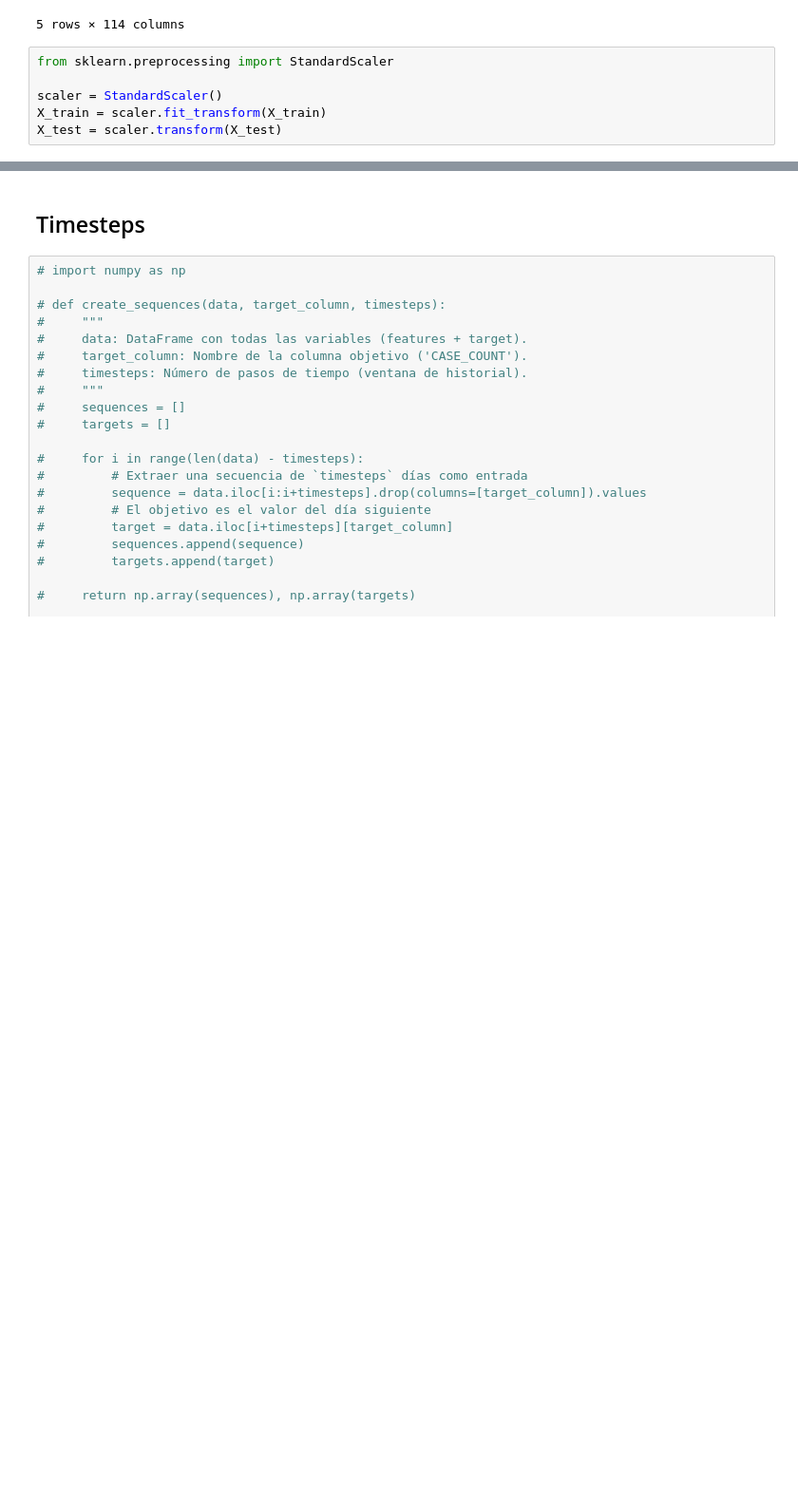
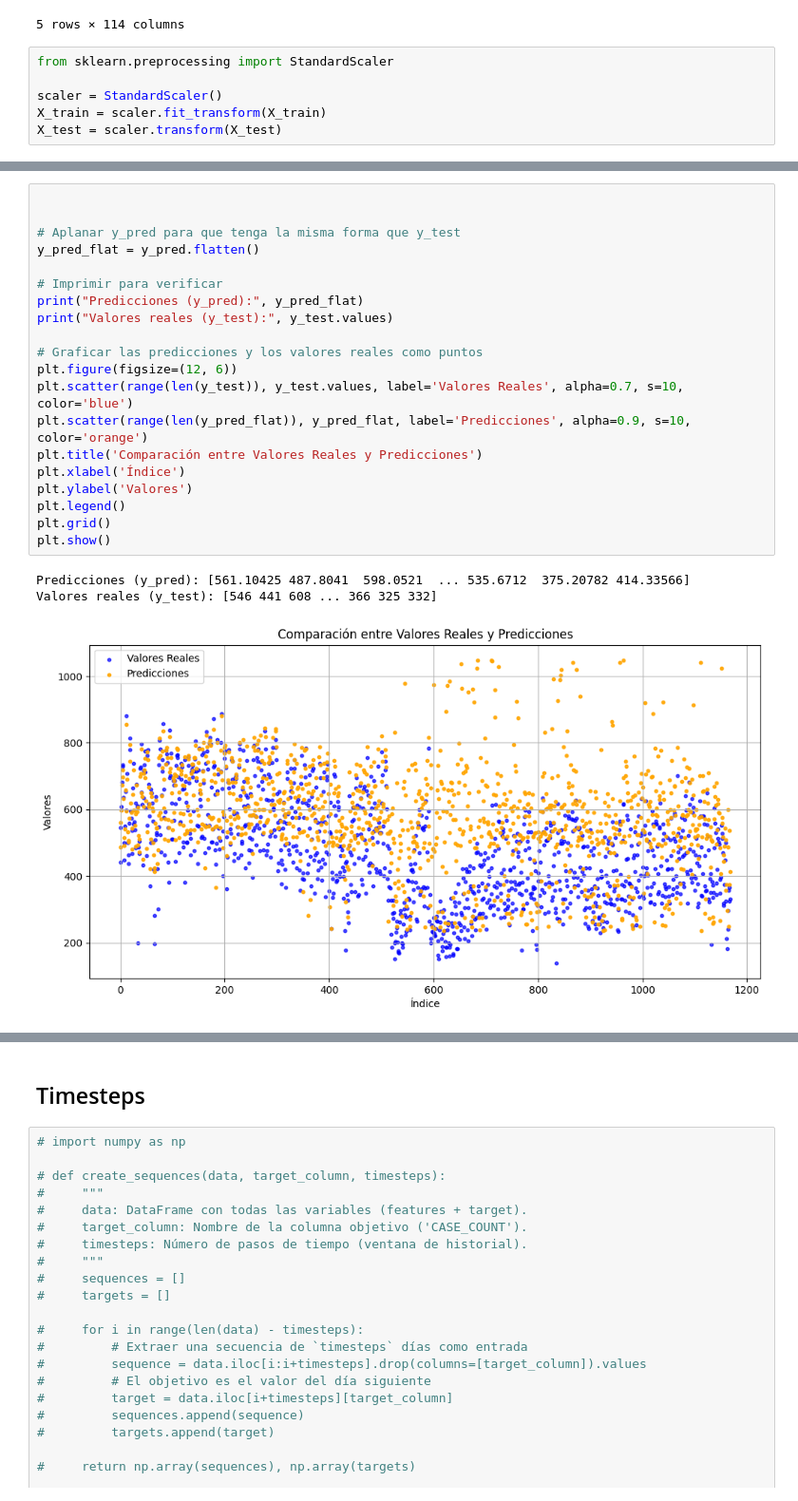
Before and after one commit to Pericsen/tp2-predi-avanzado, a Jupyter notebook: deep_learning/deep_learning.ipynb, the cells around one changed output, grey strips where cells are left out. Shown at 95% size. Cells and saved outputs as stored; diff of their text form; blank space fills up the shorter version.

```diff
--- a/deep_learning/deep_learning.ipynb
+++ b/deep_learning/deep_learning.ipynb
@@ -410,0 +436,24 @@ Evaluación del modelo:
+# %%
+
+
+# Aplanar y_pred para que tenga la misma forma que y_test
+y_pred_flat = y_pred.flatten()
+
+# Imprimir para verificar
+print("Predicciones (y_pred):", y_pred_flat)
+print("Valores reales (y_test):", y_test.values)
+
+# Graficar las predicciones y los valores reales como puntos
+plt.figure(figsize=(12, 6))
+plt.scatter(range(len(y_test)), y_test.values, label='Valores Reales', alpha=0.7, s=10, color='blue')
+plt.scatter(range(len(y_pred_flat)), y_pred_flat, label='Predicciones', alpha=0.9, s=10, color='orange')
+plt.title('Comparación entre Valores Reales y Predicciones')
+plt.xlabel('Índice')
+plt.ylabel('Valores')
+plt.legend()
+plt.grid()
+plt.show()
+# %% [output]
+Predicciones (y_pred): [561.10425 487.8041  598.0521  ... 535.6712  375.20782 414.33566]
+Valores reales (y_test): [546 441 608 ... 366 325 332]
+[figure, added]
```
Also changed, not shown: parts of 7 cells of this notebook.
